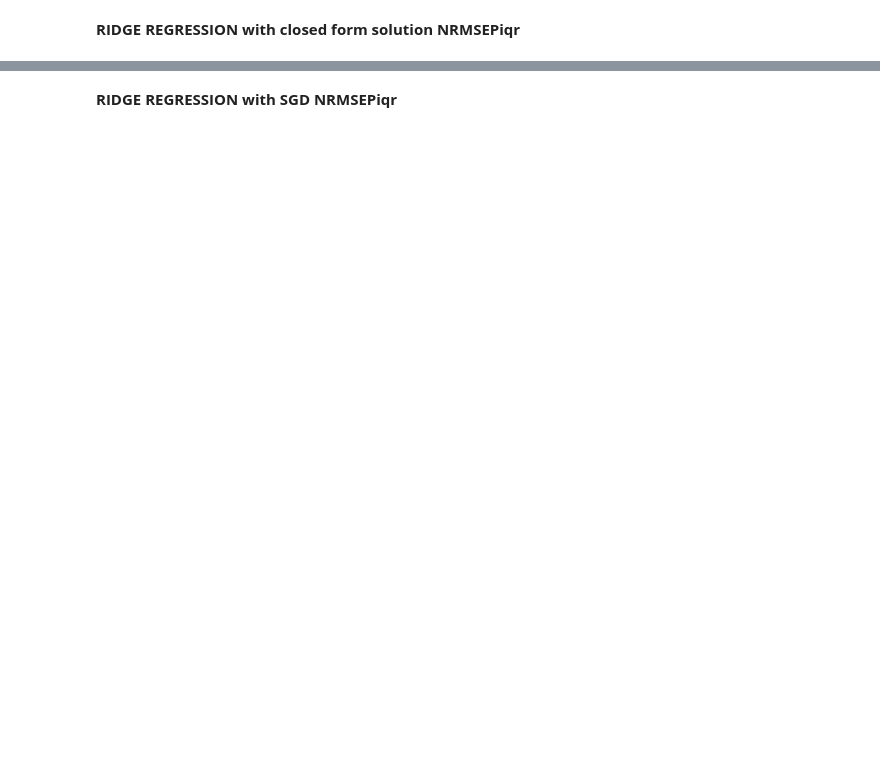
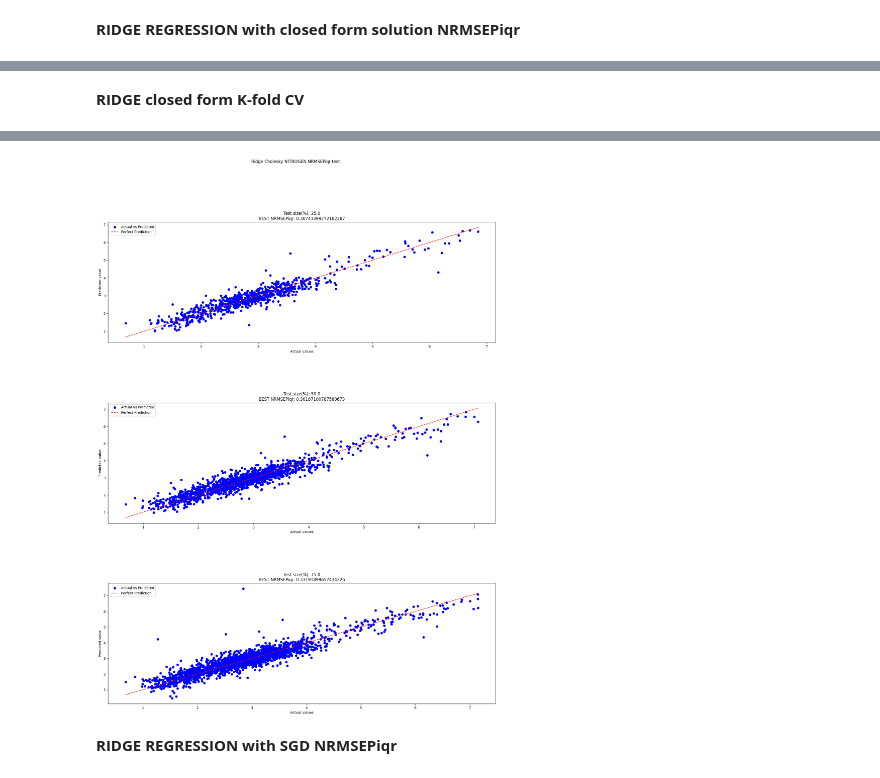
Before and after one commit to Lomby1902/Demetra, a Jupyter notebook: Ridge_Regression_demetra.ipynb, the cells around one changed output, grey strips where cells are left out. Saved outputs shown, nothing was run; the diff lists cells and outputs as text; code cells hidden in the pictures; blank space fills up the shorter version.

```diff
--- a/Ridge_Regression_demetra.ipynb
+++ b/Ridge_Regression_demetra.ipynb
@@ -352,0 +167,74 @@ print(tabulate(results, headers,  tablefmt="double_outline"))
+# %% [markdown]
+**RIDGE closed form K-fold CV**
+# %%
+
+if not sys.warnoptions:
+    warnings.simplefilter("ignore")
+    os.environ["PYTHONWARNINGS"] = "ignore"
+
+#number of trials
+trials = 100
+np.random.seed(42)
+seeds = np.random.randint(trials, size=trials)
+
+ripartisions = [0.25,0.5,0.75]
+results = []
+
+# create 3x1 subfigs
+fig, axs = plt.subplots(3, 1,figsize=(20, 25),gridspec_kw={'hspace': 0.5})
+fig.suptitle('Ridge Cholesky NITROGEN NRMSEPiqr test'+"\n")
+axs = axs.flatten()
+k = 0
+
+for ripartition in ripartisions:
+
+    NRMSEP = []
+
+    best_NRMSEP = 100000000
+    best_data_1 = {"Y_test":None, "Y_pred":None,"alpha":None,"seed":None}
+
+    X_train, X_test, Y_train, Y_test = train_test_split(X, Y, test_size=ripartition, random_state=42)
+    param_grid = {'ridge__alpha': Continuous(1/100000,0.01)}
+    ridge_pipeline = make_pipeline(StandardScaler(), Ridge(solver="cholesky"))
+    sturges = int(1 + np.log(len(X_train)))
+    evolved_estimator = GASearchCV(estimator=ridge_pipeline,
+                                  cv=sturges,
+                                  scoring=NRMSEPiqrscorer,
+                                  param_grid=param_grid,
+                                  n_jobs=-1,
+                                  verbose=True,
+                                  population_size=50,
+                                  generations=100,
+                                  criteria = "min")
+
+
+    start_time = time.time()
+    evolved_estimator.fit(X_train, Y_train)
+    elapsed_time = (time.time() -start_time) #elapsed time in seconds
+
+    print("Best vaue of alpha: ", str(evolved_estimator.best_params_["ridge__alpha"]))
+
+    best_model =  evolved_estimator.best_estimator_
+    cv_scores = cross_validate(best_model, X_train, Y_train, cv=sturges, scoring=NRMSEPiqrscorer,n_jobs=-1)
+    Y_pred_ridge_cl = best_model.predict(X_test)
+
+
+    # Display results
+    print("Cross-validation NRMSEPiqr scores:", cv_scores['test_score'])
+    print("Training times (seconds):", cv_scores['fit_time'])
+    print("Scoring times (seconds):", cv_scores['score_time'])
+    print("Final training time (seconds):", elapsed_time)
+    print("Final NRMSEPiqr: ",  NRMSEPiqr(Y_test, Y_pred_ridge_cl))
+
+
+
+    '''PLOT THE FINAL MODELS'''
+    axs[k].scatter(Y_test, Y_pred_ridge_cl, c='blue', label='Actual vs Predicted')
+    axs[k].plot([min(Y_test), max(Y_test)],
+                    [min(Y_test), max(Y_test)], '--', c='red', label='Perfect Prediction')
+    axs[k].legend()
+    axs[k].set_xlabel("Actual values")
+    axs[k].set_ylabel("Predicted value")
+    axs[k].set_title( f"Test size(%): {ripartition * 100}" "\n" + "BEST NRMSEPiqr: " + str(NRMSEPiqr(Y_test, Y_pred_ridge_cl) ))
+    k += 1
+# %% [output]
@@ -353,3 +258,4 @@ print(tabulate(results, headers,  tablefmt="double_outline"))
+[figure, added]
 # %% [markdown]
 **RIDGE REGRESSION with SGD NRMSEPiqr**
 # %%
```
Also changed, not shown: parts of 11 cells of this notebook, 2 other files.
